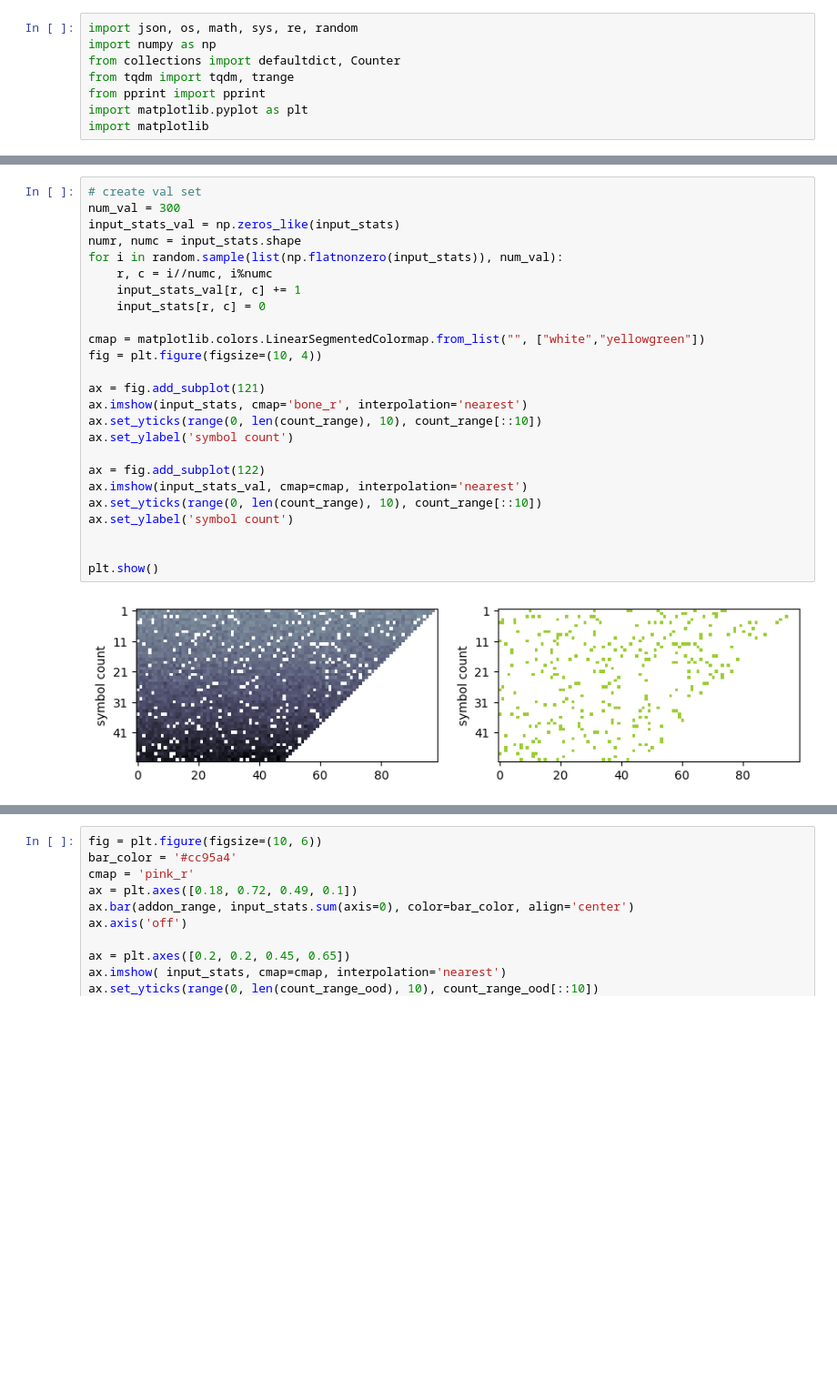
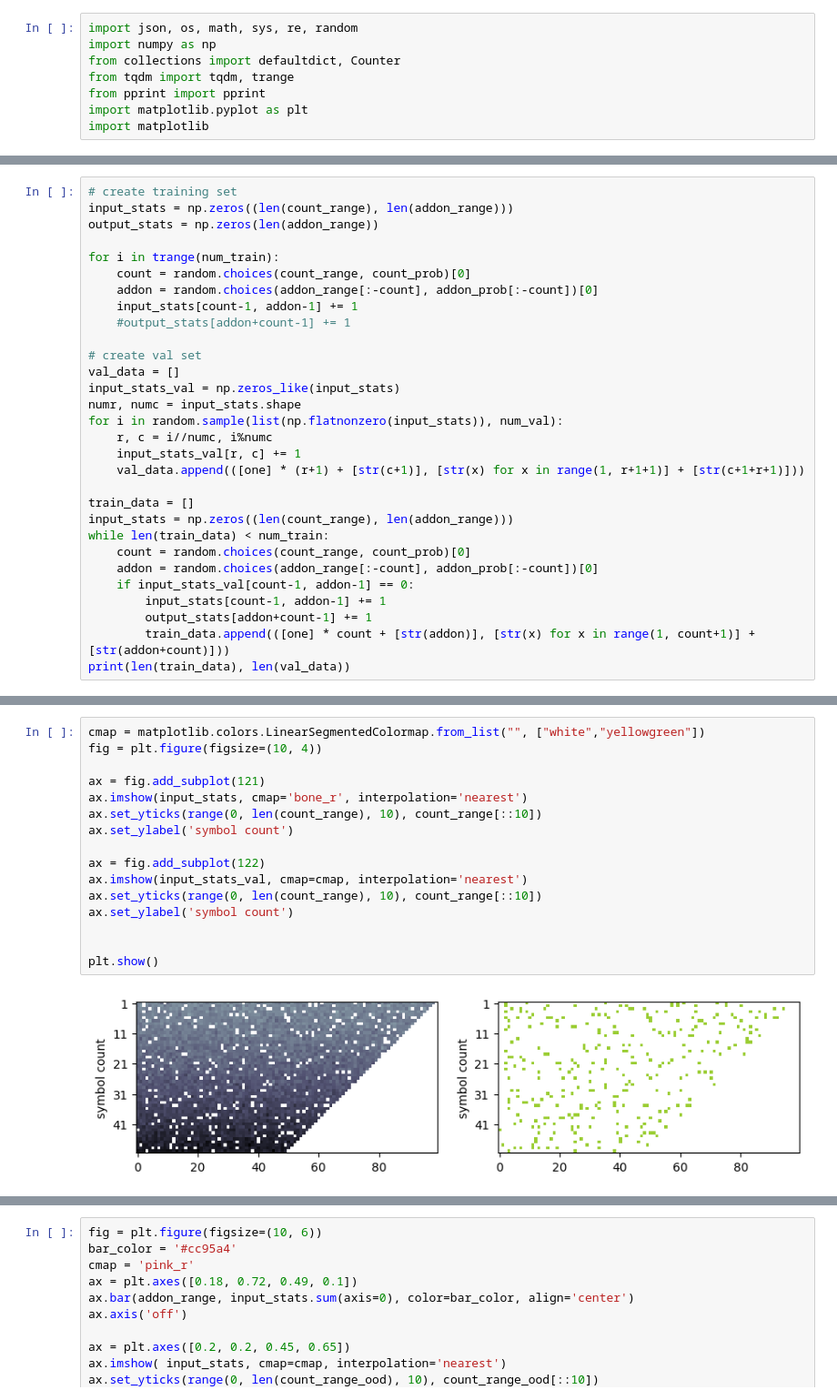
Before and after one commit to zdxdsw/inductive_counting_with_LMs, a Jupyter notebook: notebooks/counting.ipynb, the cells around one changed output, grey strips where cells are left out. Shown at 91% size. Saved outputs shown, nothing was run; the diff lists cells and outputs as text; blank space fills up the shorter version.

```diff
--- a/notebooks/counting.ipynb
+++ b/notebooks/counting.ipynb
@@ -30,0 +21,30 @@ for i in trange(num_data):
+# %%
+# create training set
+input_stats = np.zeros((len(count_range), len(addon_range)))
+output_stats = np.zeros(len(addon_range))
+
+for i in trange(num_train):
+    count = random.choices(count_range, count_prob)[0]
+    addon = random.choices(addon_range[:-count], addon_prob[:-count])[0]
+    input_stats[count-1, addon-1] += 1
+    #output_stats[addon+count-1] += 1
+
+# create val set
+val_data = []
+input_stats_val = np.zeros_like(input_stats)
+numr, numc = input_stats.shape
+for i in random.sample(list(np.flatnonzero(input_stats)), num_val):
+    r, c = i//numc, i%numc
+    input_stats_val[r, c] += 1
+    val_data.append(([one] * (r+1) + [str(c+1)], [str(x) for x in range(1, r+1+1)] + [str(c+1+r+1)]))
+
+train_data = []
+input_stats = np.zeros((len(count_range), len(addon_range)))
+while len(train_data) < num_train:
+    count = random.choices(count_range, count_prob)[0]
+    addon = random.choices(addon_range[:-count], addon_prob[:-count])[0]
+    if input_stats_val[count-1, addon-1] == 0:
+        input_stats[count-1, addon-1] += 1
+        output_stats[addon+count-1] += 1
+        train_data.append(([one] * count + [str(addon)], [str(x) for x in range(1, count+1)] + [str(addon+count)]))
+print(len(train_data), len(val_data))
@@ -68,27 +90,18 @@ plt.show()
 # %%
-# create val set
-num_val = 300
-input_stats_val = np.zeros_like(input_stats)
-numr, numc = input_stats.shape
-for i in random.sample(list(np.flatnonzero(input_stats)), num_val):
-    r, c = i//numc, i%numc
-    input_stats_val[r, c] += 1
-    input_stats[r, c] = 0
-
 cmap = matplotlib.colors.LinearSegmentedColormap.from_list("", ["white","yellowgreen"])
 fig = plt.figure(figsize=(10, 4))
 
 ax = fig.add_subplot(121)
 ax.imshow(input_stats, cmap='bone_r', interpolation='nearest')
 ax.set_yticks(range(0, len(count_range), 10), count_range[::10])
 ax.set_ylabel('symbol count')
 
 ax = fig.add_subplot(122)
 ax.imshow(input_stats_val, cmap=cmap, interpolation='nearest')
 ax.set_yticks(range(0, len(count_range), 10), count_range[::10])
 ax.set_ylabel('symbol count')
 
 
 plt.show()
 # %% [output]
-[figure, old version]
+[figure, new version]
```
Also changed, not shown: parts of 9 cells of this notebook, 10 other files.
